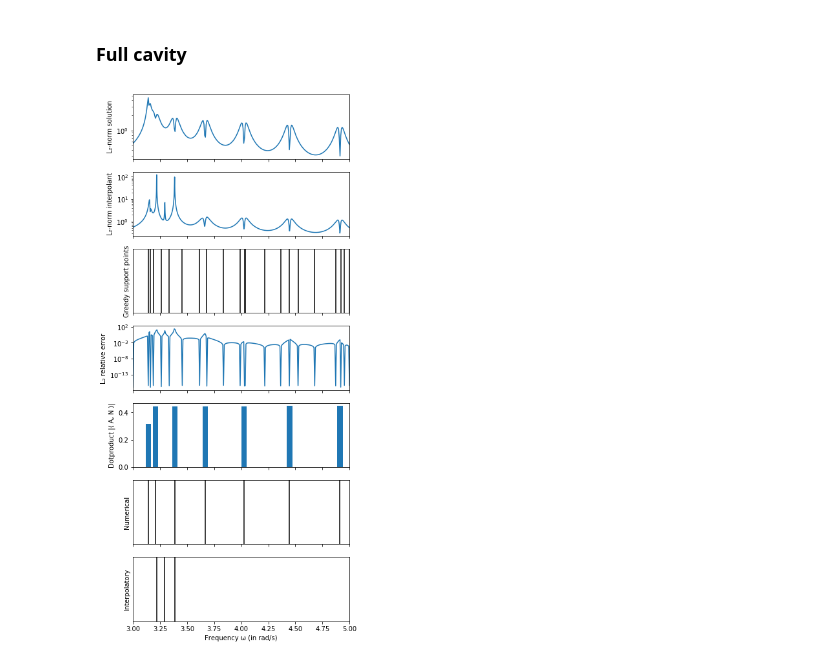
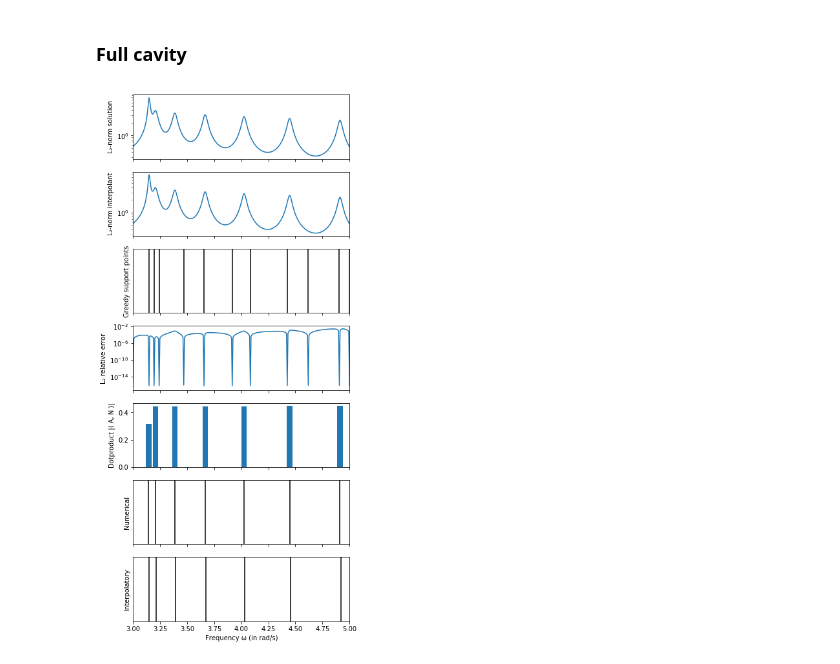
Before and after one commit to FMatti/Maxwell-MRI, a Jupyter notebook: examples/imperfect_conductor/imperfect_conductor.ipynb, the cells around one changed output. Cells and saved outputs as stored; diff of their text form; code cells hidden in the pictures.

Commit message:
convert numpy objects to dtyp=complex

```diff
--- a/examples/imperfect_conductor/imperfect_conductor.ipynb
+++ b/examples/imperfect_conductor/imperfect_conductor.ipynb
@@ -50,39 +50,39 @@ fig, ax = plt.subplots(7, 1, figsize=(6, 15), sharex=True)
 
 a = 3
 b = 5
 omegas = np.linspace(a, b, 300)
-RC.complex_solve(omegas)
+RC.solve(omegas)
+solution = RC.save_solution()
 VS = VectorSpaceL2(RC)
-MRI = MinimalRationalInterpolation(VS)
-snapshots = RC.get_solution(tonumpy=True, trace=VS.get_trace())
-omegas = RC.get_frequency()
-MRI.compute_surrogate(snapshots, omegas, greedy=True, tol=1e-1)
 
 ax[0].set_ylabel('L\u2082-norm solution')
-helpers.plot_solution_norms(ax[0], RC, VS)
+helpers.plot_solution_norms(ax[0], solution, VS)
+
+MRI = MinimalRationalInterpolation(VS)
+MRI.compute_surrogate(RC, omegas=omegas, greedy=True, tol=1e-1)
 
 ax[1].set_ylabel('L\u2082-norm interpolant')
 helpers.plot_surrogate_norms(ax[1], MRI, a, b)
 
 ax[2].set_ylabel('Greedy support points')
-helpers.plot_lines(ax[2], MRI.A_ring.get_nodes())
+helpers.plot_lines(ax[2], MRI.u_ring.get_nodes())
 
 ax[3].set_ylabel('L\u2082 relative error')
-helpers.plot_surrogate_error_norms(ax[3], RC, MRI, VS)
+helpers.plot_surrogate_error_norms(ax[3], solution, MRI, VS)
 
 eigfreqs, eigvecs = RC.get_numerical_eigenfrequencies(a, b, return_eigvecs=True)
 
 ax[4].set_ylabel('Dotproduct |\u27E8 A, N \u27E9|')
 ax[4].bar(eigfreqs, np.abs([np.inner(RC.insert_boundary_values(eigvec), RC.get_N()) for eigvec in eigvecs]), width=0.05)
 
 ax[5].set_ylabel('Numerical')
 helpers.plot_lines(ax[5], eigfreqs)
 
 ax[6].set_ylabel('Interpolatory')
 helpers.plot_lines(ax[6], MRI.get_interpolatory_eigenfrequencies(only_real=True))
 
 ax[-1].set_xlabel('Frequency \u03C9 (in rad/s)')
 ax[-1].set_xlim(a, b)
 plt.show()
 # %% [output]
-[figure, old version]
+[figure, new version]
```
Also changed, not shown: parts of 1 cell of this notebook, 5 other files.
